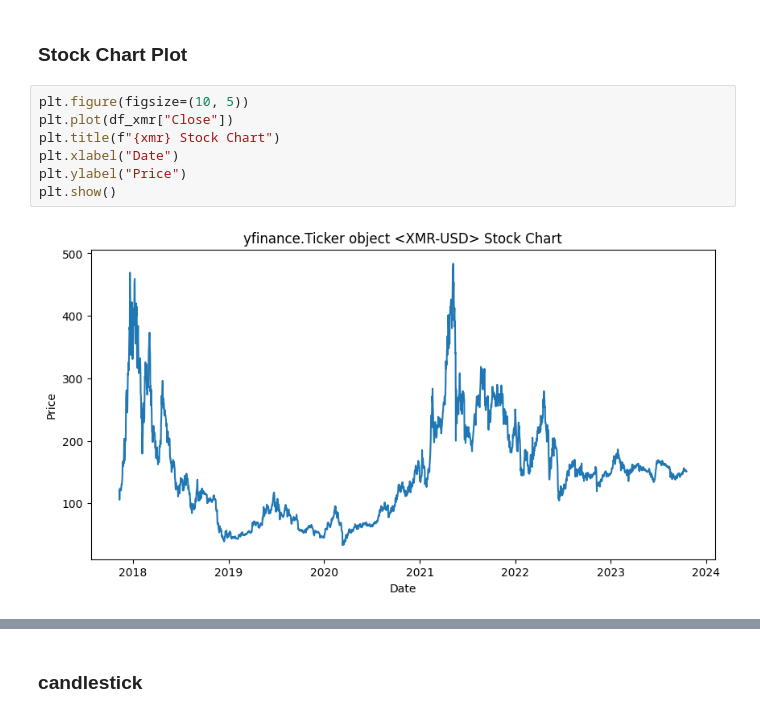
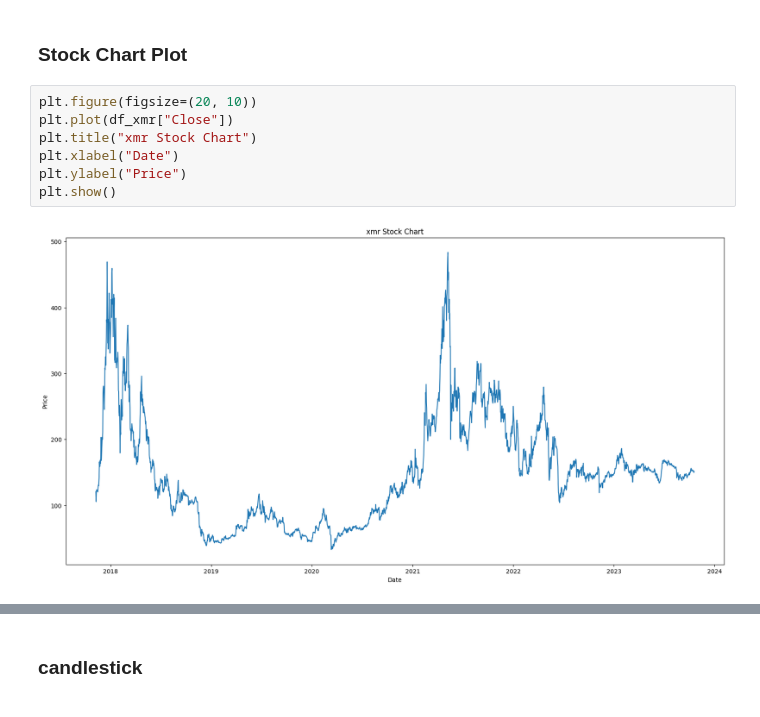
Before and after one commit to mr-robot77/Quera_G11-Project2, a Jupyter notebook: Problem 3/prediction.ipynb, the cells around one changed output, grey strips where cells are left out. Saved outputs shown, nothing was run; the diff lists cells and outputs as text.

```diff
--- a/Problem 3/prediction.ipynb
+++ b/Problem 3/prediction.ipynb
@@ -250,11 +222,11 @@ df_test
 # %% [markdown]
 ### Stock Chart Plot
 # %%
-plt.figure(figsize=(10, 5))
+plt.figure(figsize=(20, 10))
 plt.plot(df_xmr["Close"])
-plt.title(f"{xmr} Stock Chart")
+plt.title("xmr Stock Chart")
 plt.xlabel("Date")
 plt.ylabel("Price")
 plt.show()
 # %% [output]
-[figure, old version]
+[figure, new version]
```
Also changed, not shown: parts of 232 cells of this notebook.
